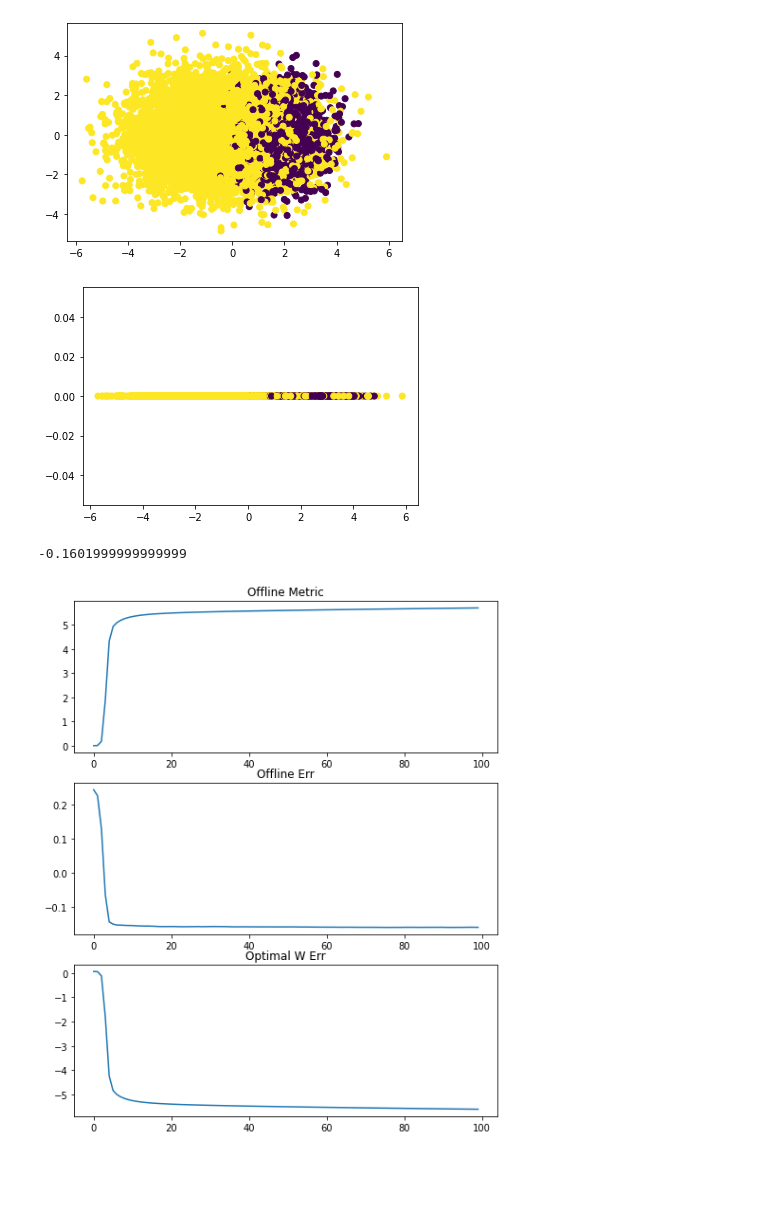
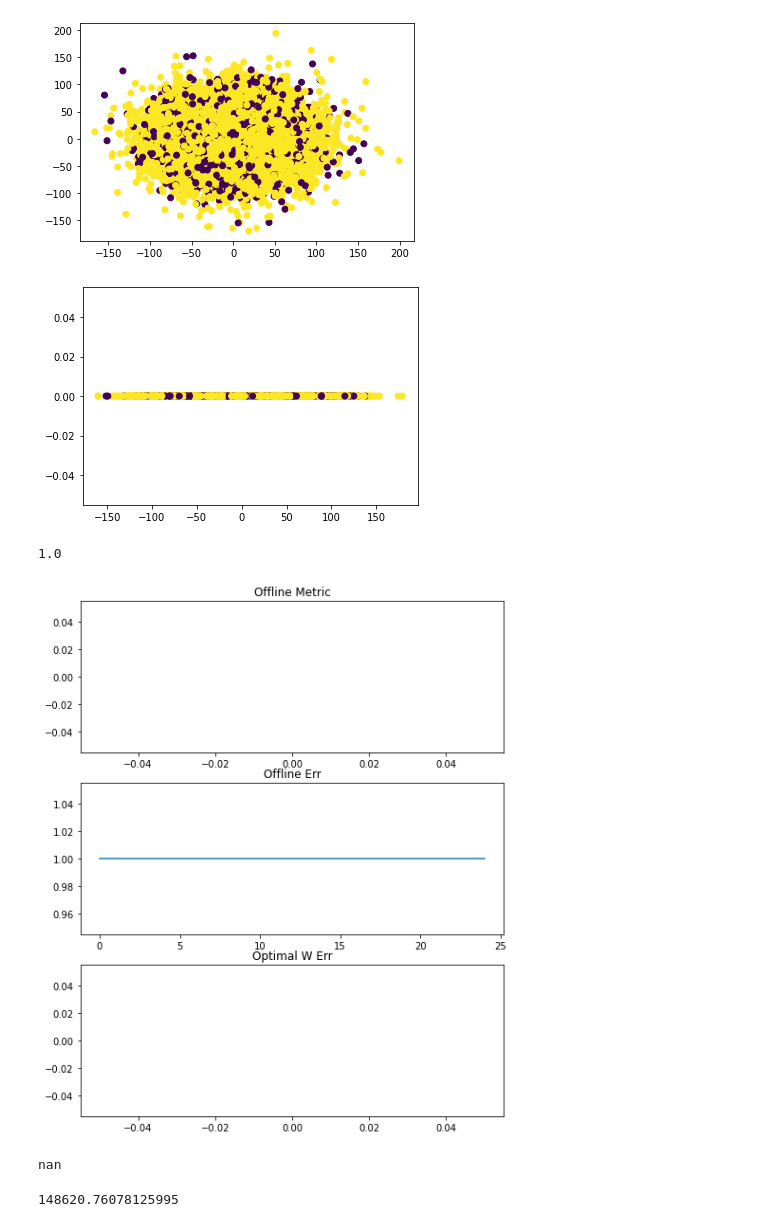
Before and after one commit to flatironinstitute/bio-lda, a Jupyter notebook: LDA.ipynb, the cells around one changed output. Cells and saved outputs as stored; diff of their text form; code cells hidden in the pictures; blank space fills up the shorter version.

```diff
--- a/LDA.ipynb
+++ b/LDA.ipynb
@@ -145,7 +145,6 @@ class Online_LDA:
         self.t += 1
 # %%
 from sklearn.datasets import make_classification
-
 samples = int(10e3)
 X, y = make_classification(n_samples=samples, n_features=500,class_sep=0.6, n_clusters_per_class=1, n_classes=2)
 
@@ -155,22 +154,29 @@ mean1 = X1.mean(0)
 mean2 = X2.mean(0)
 cov1 = calculate_covariance_matrix(X1)
 cov2 = calculate_covariance_matrix(X2)
-cov_tot = cov1 + cov2
+cov_tot = cov1 + cov1
 
 #mean1 =  np.zeros(500)
 #cov1 = sklearn.datasets.make_spd_matrix(500)
-X1 = np.random.multivariate_normal(mean1, cov1, int(0.2 * samples))
+mat = np.random.randn(500,500)
+#cov1 = mat@mat.T
+cov = np.eye(500)
+
+mean1 = np.random.randn(500)
+mean2 = np.random.randn(500)
+X1 = np.random.multivariate_normal(mean1, cov1, int(0.5 * samples))
 #mean2 =  np.zeros(500) + 0.2
 #cov2 = sklearn.datasets.make_spd_matrix(500)
-X2 = np.random.multivariate_normal(mean2, cov2, int(0.8 * samples))
+X2 = np.random.multivariate_normal(mean2, cov1, int(0.5 * samples))
 
-mean1 = X1.mean(0)
-mean2 = X2.mean(0)
-cov1 = calculate_covariance_matrix(X1)
-cov2 = calculate_covariance_matrix(X2)
-cov_tot = cov1 + cov2
+#mean1 = X1.mean(0)
+#mean2 = X2.mean(0)
+#cov1 = calculate_covariance_matrix(X1)
+#cov2 = calculate_covariance_matrix(X2)
+cov_tot = cov1 + cov1
 
 X = np.concatenate((X1,X2))
+print(X.shape)
 y = np.zeros(samples)
 y[int(0.2 * samples):] = 1
 
@@ -265,11 +273,11 @@ def gamma(t):
 from sklearn.datasets import make_classification
 
 errs = []
-
+np.random.seed(0)
 
 LDAs = []
 
-for lr in [1e-5]:
+for lr in [1e-3]:
 
     from sklearn.decomposition import PCA
 
@@ -289,7 +297,7 @@ for lr in [1e-5]:
     true_lda_score = max((np.sum(y_[y == 1] > 0) + np.sum(y_[y == 0] < 0)), (np.sum(y_[y == 0] > 0) + np.sum(y_[y == 1] < 0)) )/10000
     LDA = Online_LDA(1, 500)
 
-    n_epoch = 100
+    n_epoch = 25
     err = []
     metric = []
     optimal = []
@@ -297,34 +305,42 @@ for lr in [1e-5]:
     for n_e in range(n_epoch):
         for count, x in enumerate(X):
             if y[count] == 0:
                 r = 1
                 s = 0
             else:
                 r = 0
                 s = 1
             LDA.fit_next(x, r, s)
         Y = LDA.w.T.dot(X.T)
         err.append(true_lda_score - max((np.sum(Y[y == 1] > 0) + np.sum(Y[y == 0] < 0)), (np.sum(Y[y == 0] > 0) + np.sum(Y[y == 1] < 0)) )/10000)
         metric.append(((LDA.w.T@(mean1-mean2))**2/(LDA.w.T@cov_tot@LDA.w)).item())
         optimal_W = np.linalg.inv(cov_tot)@(mean1-mean2)
         optimal.append(
             ((optimal_W.T@(mean1-mean2))**2/(optimal_W.T@cov_tot@optimal_W)).item() -
             ((LDA.w.T@(mean1-mean2))**2/(LDA.w.T@cov_tot@LDA.w)).item())
     print(err[-1])
     fig, axs = plt.subplots(3,1, figsize=(8,10))
 
     axs[0].plot(metric)
     axs[0].set_title("Offline Metric")
     axs[1].plot(err)
     axs[1].set_title("Offline Err")
     axs[2].plot(optimal)
     axs[2].set_title("Optimal W Err")
     plt.show()
 
     errs.append(err[-1])
     LDAs.append(LDA)
 # %% [output]
-[figure, old version]
+[figure, new version]
-[figure, old version]
+[figure, new version]
--0.1601999999999999
+1.0
-[figure, old version]
+[figure, new version]
+# %%
+(LDA.w.T@(mean1-mean2))**2/(LDA.w.T@cov_tot@LDA.w)
+# %% [output]
+nan
+# %%
+(optimal_W.T@(mean1-mean2))**2
+# %% [output]
+148620.76078125995
```
Also changed, not shown: parts of 11 cells of this notebook.
